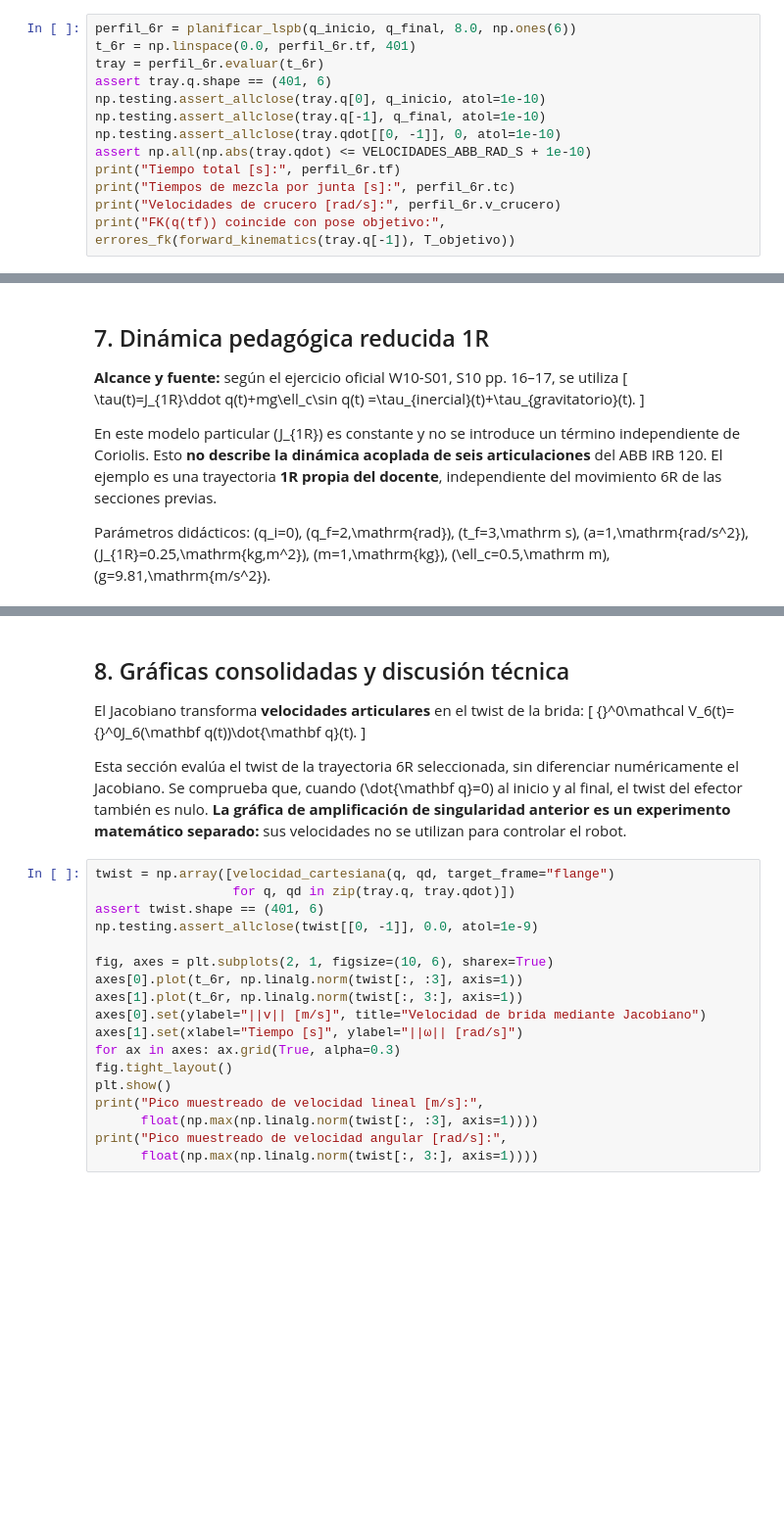
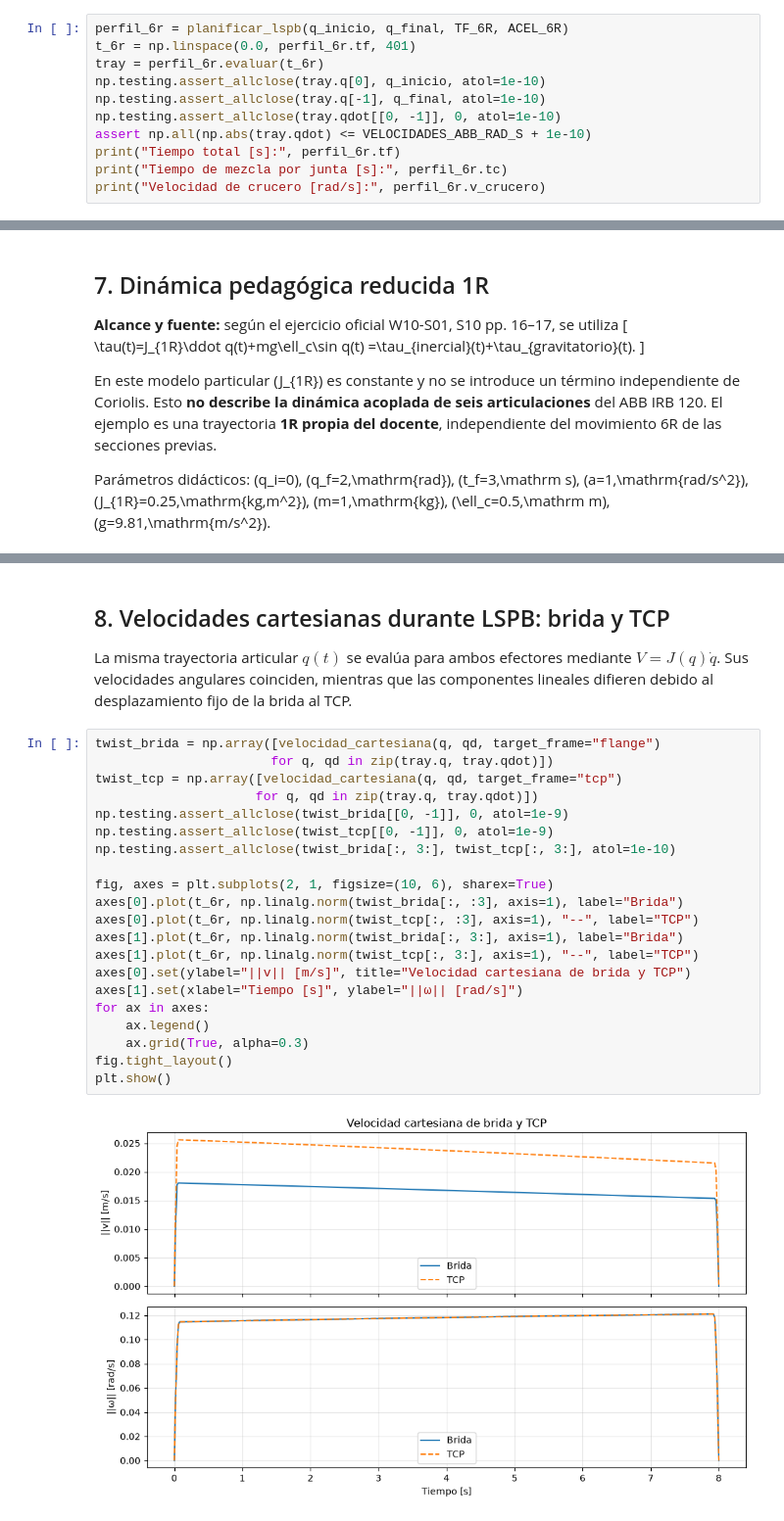
Before and after one commit to mario-nina/planificacion-UCB, a Jupyter notebook: 2-2026/IMT342/equipo/hitos/hito2/notebooks/hito2_integracion.ipynb, the cells around one changed output, grey strips where cells are left out. Shown at 98% size. Drawn from its saved outputs; the diff is of its cells as text; blank space fills up the shorter version.

```diff
--- a/2-2026/IMT342/equipo/hitos/hito2/notebooks/hito2_integracion.ipynb
+++ b/2-2026/IMT342/equipo/hitos/hito2/notebooks/hito2_integracion.ipynb
@@ -170,13 +303,11 @@ Se muestran, en tres ejes alineados, \(q(t)\), \(\dot q(t)\) y \(\ddot q(t)\) pa
 # %%
-perfil_6r = planificar_lspb(q_inicio, q_final, 8.0, np.ones(6))
+perfil_6r = planificar_lspb(q_inicio, q_final, TF_6R, ACEL_6R)
 t_6r = np.linspace(0.0, perfil_6r.tf, 401)
 tray = perfil_6r.evaluar(t_6r)
-assert tray.q.shape == (401, 6)
 np.testing.assert_allclose(tray.q[0], q_inicio, atol=1e-10)
 np.testing.assert_allclose(tray.q[-1], q_final, atol=1e-10)
 np.testing.assert_allclose(tray.qdot[[0, -1]], 0, atol=1e-10)
 assert np.all(np.abs(tray.qdot) <= VELOCIDADES_ABB_RAD_S + 1e-10)
 print("Tiempo total [s]:", perfil_6r.tf)
-print("Tiempos de mezcla por junta [s]:", perfil_6r.tc)
-print("Velocidades de crucero [rad/s]:", perfil_6r.v_crucero)
-print("FK(q(tf)) coincide con pose objetivo:", errores_fk(forward_kinematics(tray.q[-1]), T_objetivo))
+print("Tiempo de mezcla por junta [s]:", perfil_6r.tc)
+print("Velocidad de crucero [rad/s]:", perfil_6r.v_crucero)
@@ -248,28 +390,28 @@ plt.show()
 # %% [markdown]
-## 8. Gráficas consolidadas y discusión técnica
+## 8. Velocidades cartesianas durante LSPB: brida y TCP
 
-El Jacobiano transforma **velocidades articulares** en el twist de la brida:
-\[
-{}^0\mathcal V_6(t)={}^0J_6(\mathbf q(t))\dot{\mathbf q}(t).
-\]
-
-Esta sección evalúa el twist de la trayectoria 6R seleccionada, sin diferenciar numéricamente el Jacobiano. Se comprueba que, cuando \(\dot{\mathbf q}=0\) al inicio y al final, el twist del efector también es nulo. **La gráfica de amplificación de singularidad anterior es un experimento matemático separado:** sus velocidades no se utilizan para controlar el robot.
+La misma trayectoria articular $q(t)$ se evalúa para ambos efectores mediante $V=J(q)\dot q$. Sus velocidades angulares coinciden, mientras que las componentes lineales difieren debido al desplazamiento fijo de la brida al TCP.
 # %%
-twist = np.array([velocidad_cartesiana(q, qd, target_frame="flange")
-                  for q, qd in zip(tray.q, tray.qdot)])
-assert twist.shape == (401, 6)
-np.testing.assert_allclose(twist[[0, -1]], 0.0, atol=1e-9)
+twist_brida = np.array([velocidad_cartesiana(q, qd, target_frame="flange")
+                       for q, qd in zip(tray.q, tray.qdot)])
+twist_tcp = np.array([velocidad_cartesiana(q, qd, target_frame="tcp")
+                     for q, qd in zip(tray.q, tray.qdot)])
+np.testing.assert_allclose(twist_brida[[0, -1]], 0, atol=1e-9)
+np.testing.assert_allclose(twist_tcp[[0, -1]], 0, atol=1e-9)
+np.testing.assert_allclose(twist_brida[:, 3:], twist_tcp[:, 3:], atol=1e-10)
 
 fig, axes = plt.subplots(2, 1, figsize=(10, 6), sharex=True)
-axes[0].plot(t_6r, np.linalg.norm(twist[:, :3], axis=1))
-axes[1].plot(t_6r, np.linalg.norm(twist[:, 3:], axis=1))
-axes[0].set(ylabel="||v|| [m/s]", title="Velocidad de brida mediante Jacobiano")
+axes[0].plot(t_6r, np.linalg.norm(twist_brida[:, :3], axis=1), label="Brida")
+axes[0].plot(t_6r, np.linalg.norm(twist_tcp[:, :3], axis=1), "--", label="TCP")
+axes[1].plot(t_6r, np.linalg.norm(twist_brida[:, 3:], axis=1), label="Brida")
+axes[1].plot(t_6r, np.linalg.norm(twist_tcp[:, 3:], axis=1), "--", label="TCP")
+axes[0].set(ylabel="||v|| [m/s]", title="Velocidad cartesiana de brida y TCP")
 axes[1].set(xlabel="Tiempo [s]", ylabel="||ω|| [rad/s]")
-for ax in axes: ax.grid(True, alpha=0.3)
+for ax in axes:
+    ax.legend()
+    ax.grid(True, alpha=0.3)
 fig.tight_layout()
 plt.show()
-print("Pico muestreado de velocidad lineal [m/s]:",
-      float(np.max(np.linalg.norm(twist[:, :3], axis=1))))
-print("Pico muestreado de velocidad angular [rad/s]:",
-      float(np.max(np.linalg.norm(twist[:, 3:], axis=1))))
+# %% [output]
+[figure, added]
 # %% [markdown]
```
Also changed, not shown: parts of 21 cells of this notebook.
